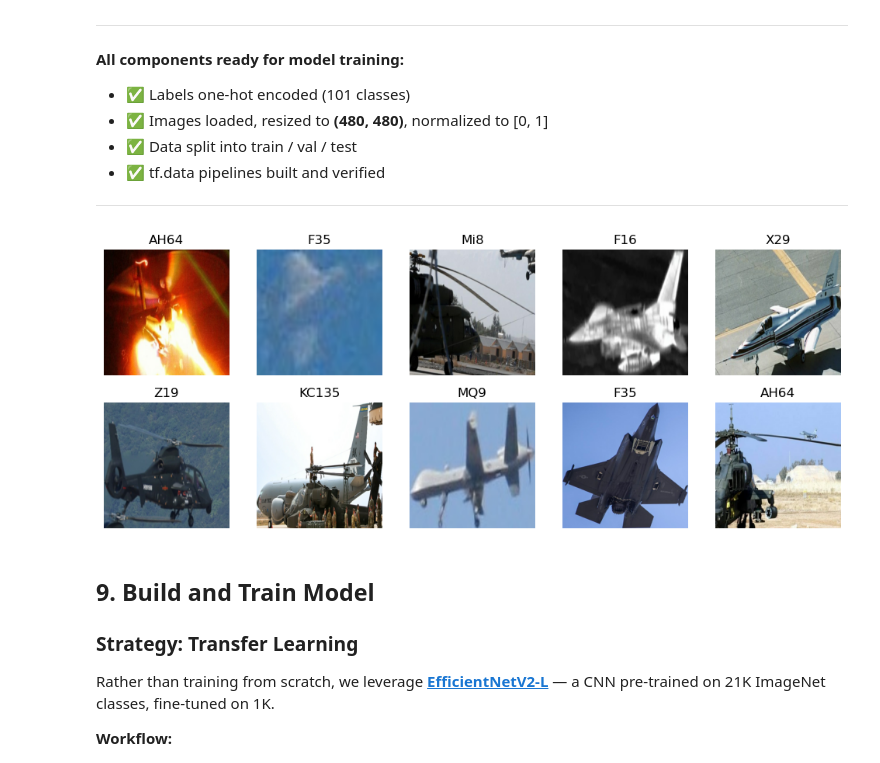
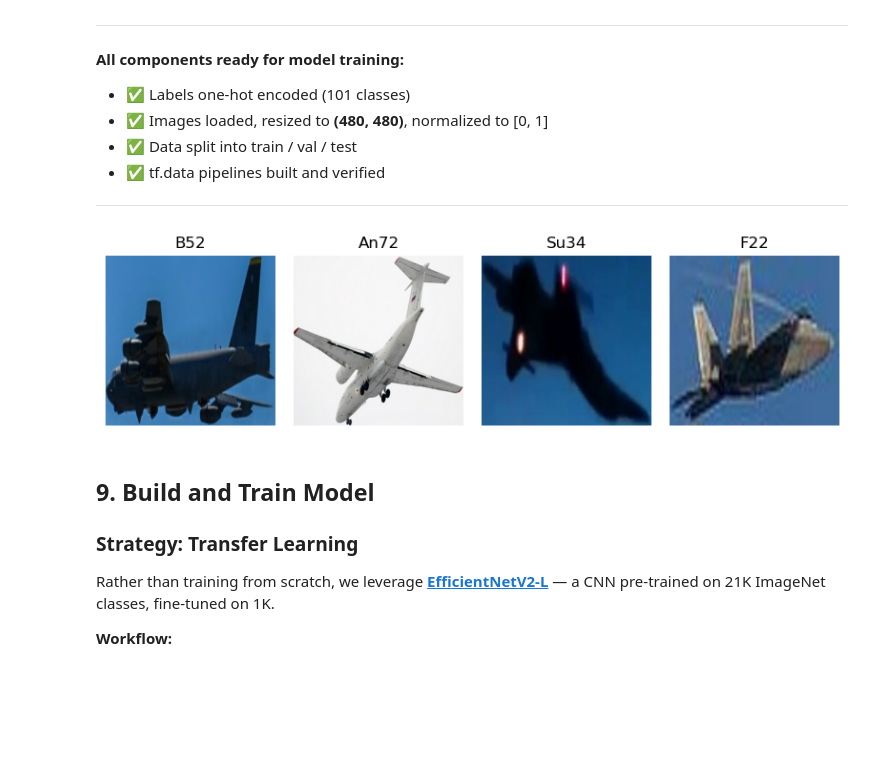
Before and after one commit to Eakempreet/ATAS_Project, a Jupyter notebook: notebooks/01_aircraft_classifier/02_aircraft_classifier_v2.ipynb, the cells around one changed output. Cells and saved outputs as stored; diff of their text form; code cells hidden in the pictures; blank space fills up the shorter version.

```diff
--- a/notebooks/01_aircraft_classifier/02_aircraft_classifier_v2.ipynb
+++ b/notebooks/01_aircraft_classifier/02_aircraft_classifier_v2.ipynb
@@ -926,7 +926,7 @@ def image_label_together(image_path, label):
     image = process_image(image_path)
     return (image, label)
 # %%
-BATCH_SIZE = 32
+BATCH_SIZE = 4
 
 def create_data_batches(X, y=None,
                         batch_size=BATCH_SIZE,
@@ -1063,9 +1063,9 @@ def show_n_images(images, labels, n):
 # %%
 # Now let's visualize the data in training batch
 train_images, train_labels = next(train_data.as_numpy_iterator()) # Convert the batch data to an iterator -> grab the next batch from the data that is 32
-show_n_images(train_images, train_labels, n=10)
+show_n_images(train_images, train_labels, n=4)
 # %% [output]
-[figure, old version]
+[figure, new version]
 # %% [markdown]
 ## **9. Build and Train Model**
 
```
Also changed, not shown: parts of 18 cells of this notebook.
